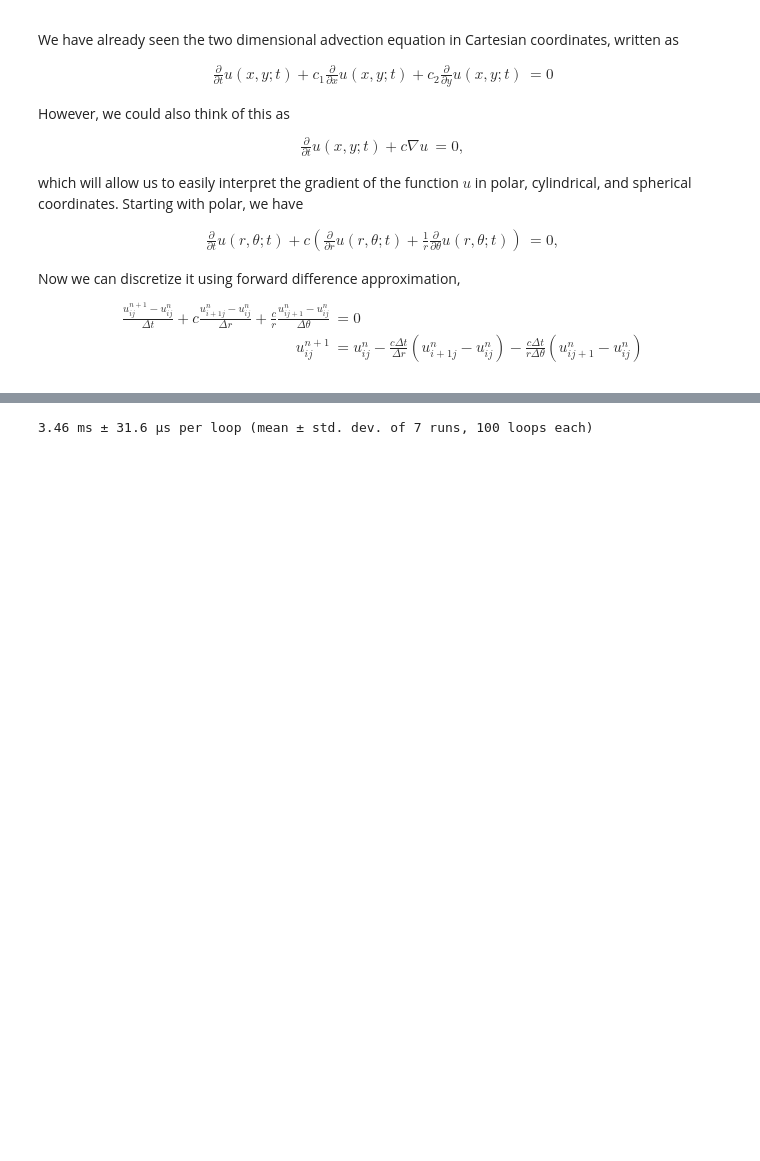
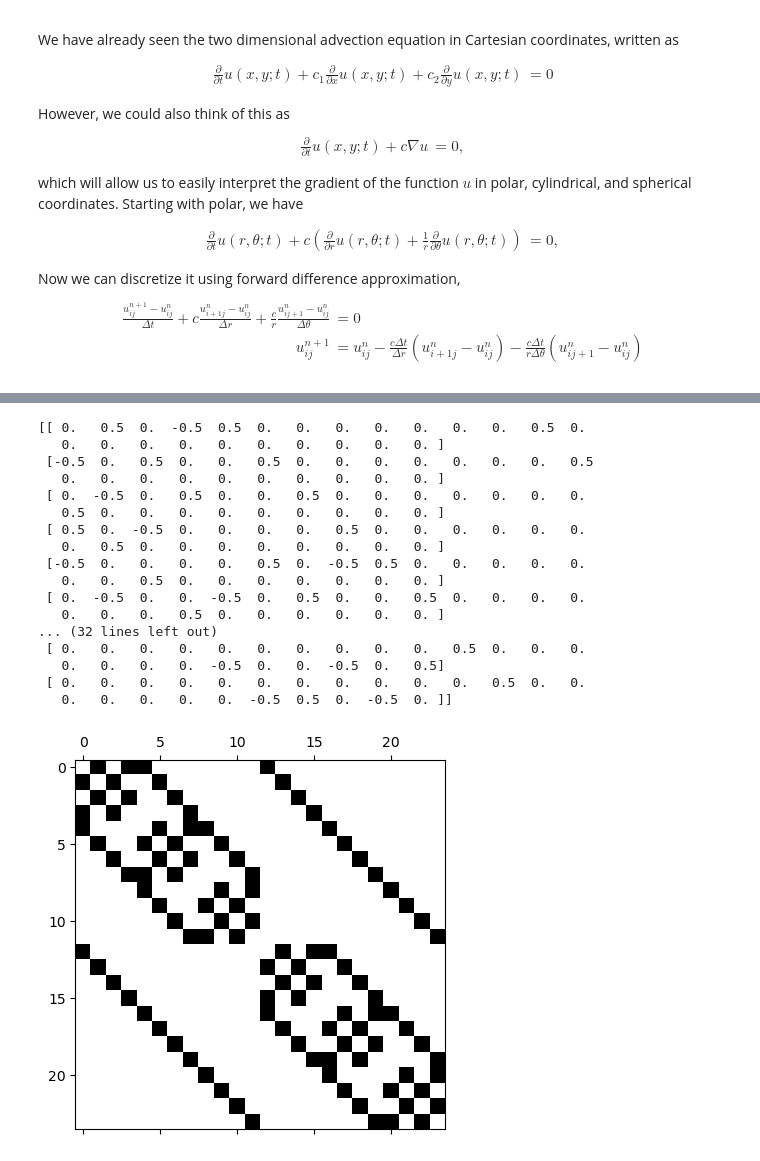
Before and after one commit to mtscott/Spectral-QTT, a Jupyter notebook: FinDiffCylSph(wk2).ipynb, the cells around one changed output, grey strips where cells are left out. Saved outputs shown, nothing was run; the diff lists cells and outputs as text; code cells hidden in the pictures; blank space fills up the shorter version.

```diff
--- a/FinDiffCylSph(wk2).ipynb
+++ b/FinDiffCylSph(wk2).ipynb
@@ -117,31 +109,43 @@ print(A)
 # %%
 def fd3dc(nw, nr, nz, alpw = 0, alpr = 0, alpz = 0, cw = 1., cr = 1., cz = 1., dshift = 0, *, is_sparse: bool = False):
-    # First order Forward Method
+    # First order centered Method
 
     if is_sparse == False:
         # Create tridiagonal matrices tx, ty, and tz
-        tw = cw * tridiag(-0.5, 0, 0.5, nw)
+        firstcolw = np.zeros(nw)
+        firstcolw[1], firstcolw[-1] = -0.5,0.5
+        tw = cw * sp.linalg.circulant(firstcolw) #theta component
+        # tw = cw * tridiag(-0.5, 0, 0.5, nw) # slower implementation
         # If there is enough gridpoints, we use a second order forward method for the left point,
         # and second order backward method for the right point. Now all O(h^2)
         #if nx > 2:
             #tx[0, :3] = np.array([-1.5,2,-0.5])
             #tx[nx-1,-3:] = np.array([0.5,-2,1.5])
-        tw[-1,0], tw[0,-1] = 0.5, -0.5
+
+        # tw[-1,0], tw[0,-1] = 0.5, -0.5
         A = tw
         if nr > 1:
-            tr = cr * tridiag(-0.5, 0, 0.5, nr)
+            tr = cr * tridiag(-0.5, 0, 0.5, nr + 1)
             #if ny > 2:
                 #ty[0, :3] = np.array([-1.5,2,-0.5])
                 #ty[ny-1,-3:] = np.array([0.5,-2,1.5])
-            A = np.kron(np.eye(nr), A) + np.kron(tr,np.eye(nw))
+            #tmp = np.kron(np.eye(nr), A) + np.kron(tr,np.eye(nw))
+            # Add the center point in the r-theta plane and boundary points
+            #A = np.zeros((tmp[:,0].size + 1,tmp[0,:].size + 1))
+            #A[1:,1:] = tmp
+            #A[1:nw+1,0] = -1
+            A = np.kron(np.eye(nr+1), A) + np.kron(tr,np.eye(nw))
             if nz > 1:
-                tz = cz * tridiag(-0.5, 0, 0.5, nz)
-                if nz > 2:
+                firstcolz = np.zeros(nz)
+                firstcolz[1], firstcolz[-1] = -0.5,0.5
+                tz = cz * sp.linalg.circulant(firstcolz)
+                #tz = cz * tridiag(-0.5, 0, 0.5, nz) # Slower implimentation
+                #if nz > 2:
                     #tz[0, 0:3] = np.array([-1.5,2,-0.5])
                     #tz[nz-1,-3:] = np.array([0.5,-2,1.5])
-                    A = np.kron(np.eye(nz), A) + np.kron(tz,np.eye(nw * nr))
+                A = np.kron(np.eye(nz), A) + np.kron(tz,np.eye(nw * (nr+1)))
 
-        A -= dshift * np.eye(nw * nr * nz)
+        A -= dshift * np.eye(nz * (nw * (nr+1)))
     else:
         # Create tridiagonal matrices tx, ty, and tz
         tx = tridiag(0, -1, 1, nx, is_sparse = True)
@@ -158,14 +162,31 @@ def fd3dc(nw, nr, nz, alpw = 0, alpr = 0, alpz = 0, cw = 1., cr = 1., cz = 1., d
         A -= dshift * sp.sparse.identity(nx * ny * nz)
     return A
 # %%
-%%timeit
-A = fd3df(1500,1,1)
+#%%timeit
+A = fd3dc(4,2,2)
 
-
-#plt.spy(A)
-#plt.show()
+print(A)
+plt.spy(A)
+plt.show()
 # %% [output]
-3.46 ms ± 31.6 µs per loop (mean ± std. dev. of 7 runs, 100 loops each)
+[[ 0.   0.5  0.  -0.5  0.5  0.   0.   0.   0.   0.   0.   0.   0.5  0.
+   0.   0.   0.   0.   0.   0.   0.   0.   0.   0. ]
+ [-0.5  0.   0.5  0.   0.   0.5  0.   0.   0.   0.   0.   0.   0.   0.5
+   0.   0.   0.   0.   0.   0.   0.   0.   0.   0. ]
+ [ 0.  -0.5  0.   0.5  0.   0.   0.5  0.   0.   0.   0.   0.   0.   0.
+   0.5  0.   0.   0.   0.   0.   0.   0.   0.   0. ]
+ [ 0.5  0.  -0.5  0.   0.   0.   0.   0.5  0.   0.   0.   0.   0.   0.
+   0.   0.5  0.   0.   0.   0.   0.   0.   0.   0. ]
+ [-0.5  0.   0.   0.   0.   0.5  0.  -0.5  0.5  0.   0.   0.   0.   0.
+   0.   0.   0.5  0.   0.   0.   0.   0.   0.   0. ]
+ [ 0.  -0.5  0.   0.  -0.5  0.   0.5  0.   0.   0.5  0.   0.   0.   0.
+   0.   0.   0.   0.5  0.   0.   0.   0.   0.   0. ]
+... (32 lines left out)
+ [ 0.   0.   0.   0.   0.   0.   0.   0.   0.   0.   0.5  0.   0.   0.
+   0.   0.   0.   0.  -0.5  0.   0.  -0.5  0.   0.5]
+ [ 0.   0.   0.   0.   0.   0.   0.   0.   0.   0.   0.   0.5  0.   0.
+   0.   0.   0.   0.   0.  -0.5  0.5  0.  -0.5  0. ]]
+[figure, added]
 # %% [markdown]
 ![Screenshot 2024-06-11 at 12.58.42 PM.png](attachment:b783ab3e-83e6-4902-8f0f-ae45f6033d40.png)
 # %% [markdown]
```
Also changed, not shown: parts of 18 cells of this notebook, 10 other files.
